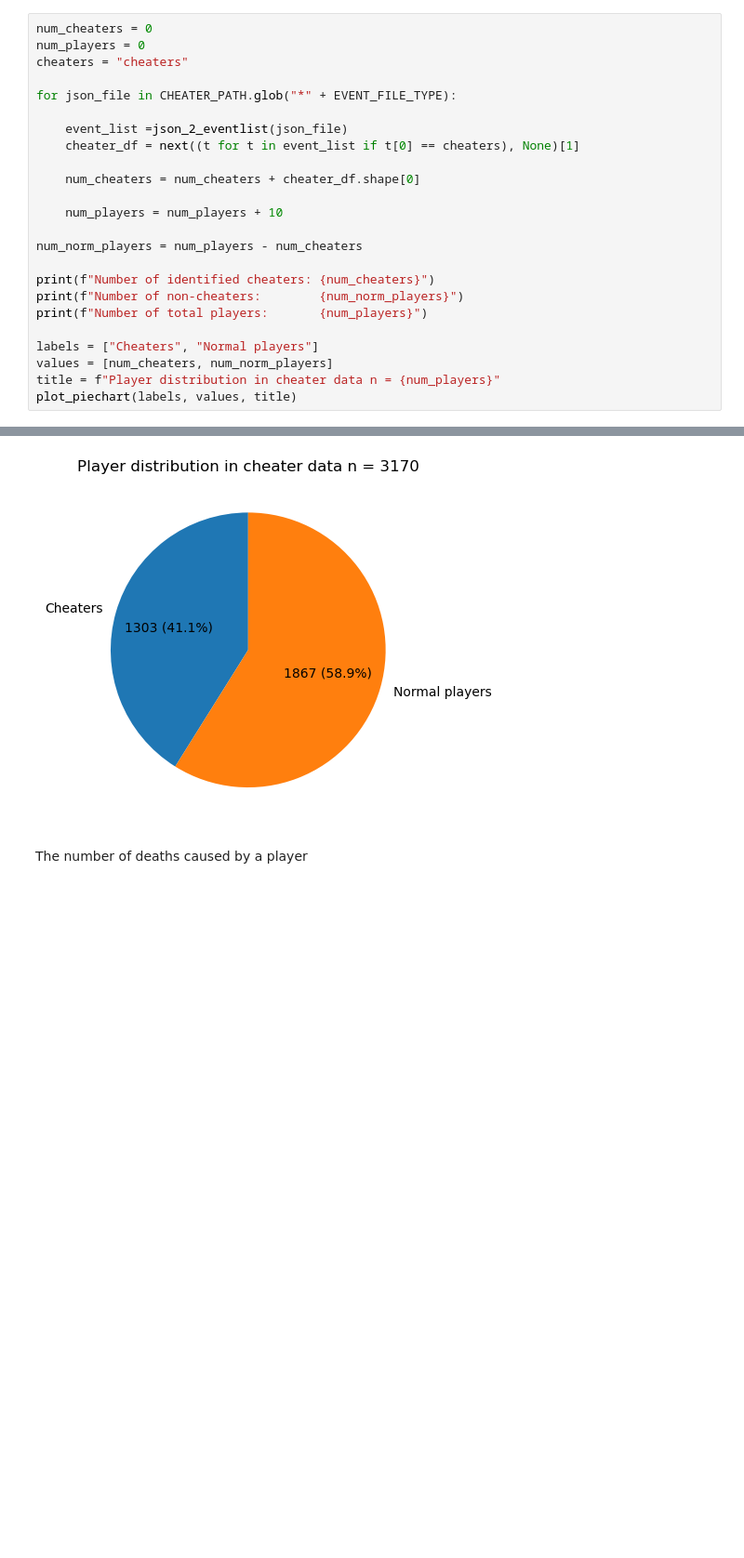
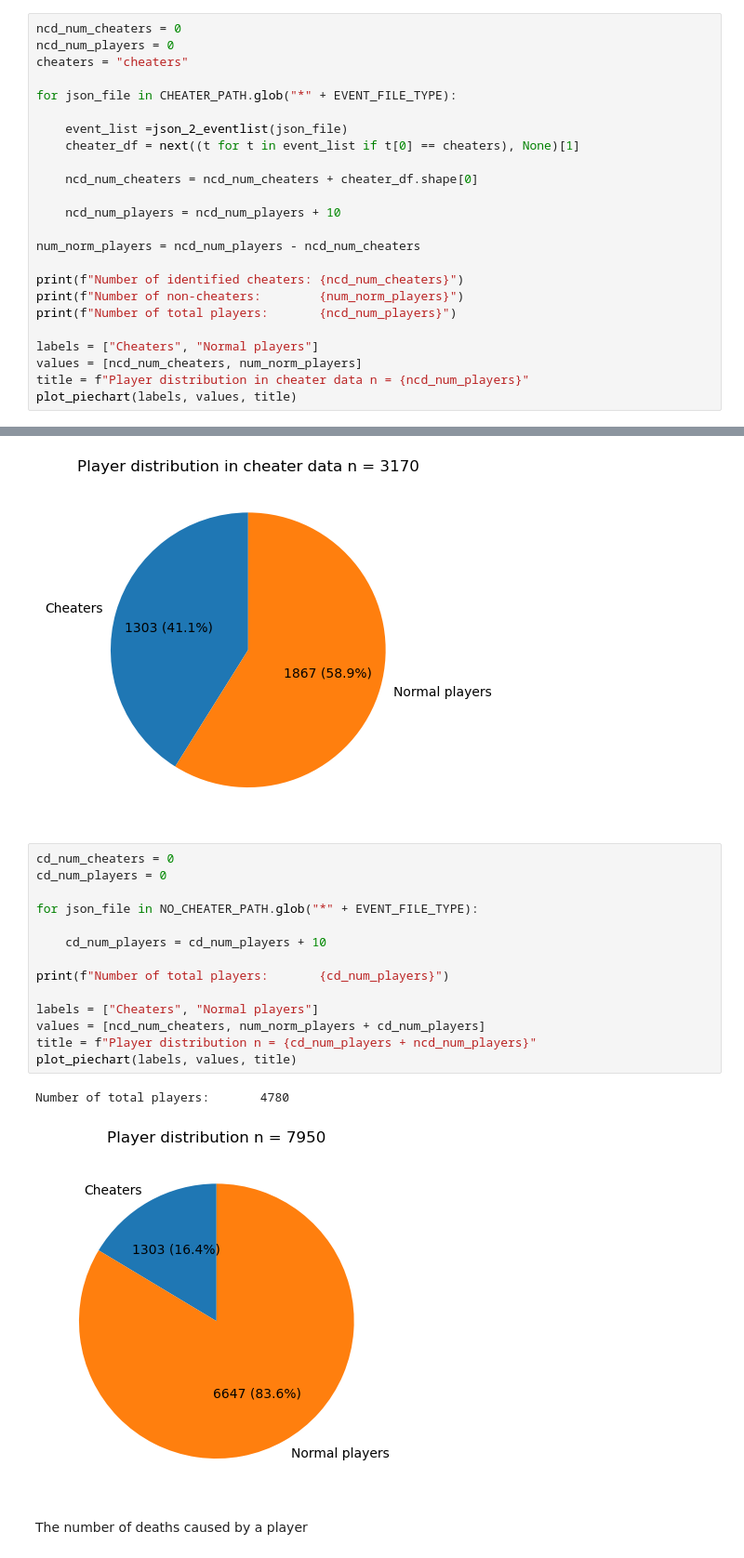
Before and after one commit to Pinkvinus/CS2_cheat_detection, a Jupyter notebook: DataExplorer/cheater_approx.ipynb, the cells around one changed output, grey strips where cells are left out. Shown at 93% size. Saved outputs shown, nothing was run; the diff lists cells and outputs as text; blank space fills up the shorter version.

Commit message:
Added cheater approx func

```diff
--- a/DataExplorer/cheater_approx.ipynb
+++ b/DataExplorer/cheater_approx.ipynb
@@ -55,8 +55,8 @@ def plot_piechart(labels, values, title):
 # %% [markdown]
 Number of cheaters in cheater data
 # %%
-num_cheaters = 0
-num_players = 0
+ncd_num_cheaters = 0
+ncd_num_players = 0
 cheaters = "cheaters"
 
 for json_file in CHEATER_PATH.glob("*" + EVENT_FILE_TYPE):
@@ -64,25 +64,42 @@ for json_file in CHEATER_PATH.glob("*" + EVENT_FILE_TYPE):
     event_list =json_2_eventlist(json_file)
     cheater_df = next((t for t in event_list if t[0] == cheaters), None)[1]
 
-    num_cheaters = num_cheaters + cheater_df.shape[0]
+    ncd_num_cheaters = ncd_num_cheaters + cheater_df.shape[0]
 
-    num_players = num_players + 10
+    ncd_num_players = ncd_num_players + 10
 
-num_norm_players = num_players - num_cheaters
+num_norm_players = ncd_num_players - ncd_num_cheaters
 
-print(f"Number of identified cheaters: {num_cheaters}")
+print(f"Number of identified cheaters: {ncd_num_cheaters}")
 print(f"Number of non-cheaters:        {num_norm_players}")
-print(f"Number of total players:       {num_players}")
+print(f"Number of total players:       {ncd_num_players}")
 
 labels = ["Cheaters", "Normal players"]
-values = [num_cheaters, num_norm_players]
-title = f"Player distribution in cheater data n = {num_players}"
+values = [ncd_num_cheaters, num_norm_players]
+title = f"Player distribution in cheater data n = {ncd_num_players}"
 plot_piechart(labels, values, title)
 # %% [output]
 Number of identified cheaters: 1303
 Number of non-cheaters:        1867
 Number of total players:       3170
 [figure]
+# %%
+cd_num_cheaters = 0
+cd_num_players = 0
+
+for json_file in NO_CHEATER_PATH.glob("*" + EVENT_FILE_TYPE):
+
+    cd_num_players = cd_num_players + 10
+
+print(f"Number of total players:       {cd_num_players}")
+
+labels = ["Cheaters", "Normal players"]
+values = [ncd_num_cheaters, num_norm_players + cd_num_players]
+title = f"Player distribution n = {cd_num_players + ncd_num_players}"
+plot_piechart(labels, values, title)
+# %% [output]
+Number of total players:       4780
+[figure, added]
 # %% [markdown]
 The number of deaths caused by a player
 # %%
```
